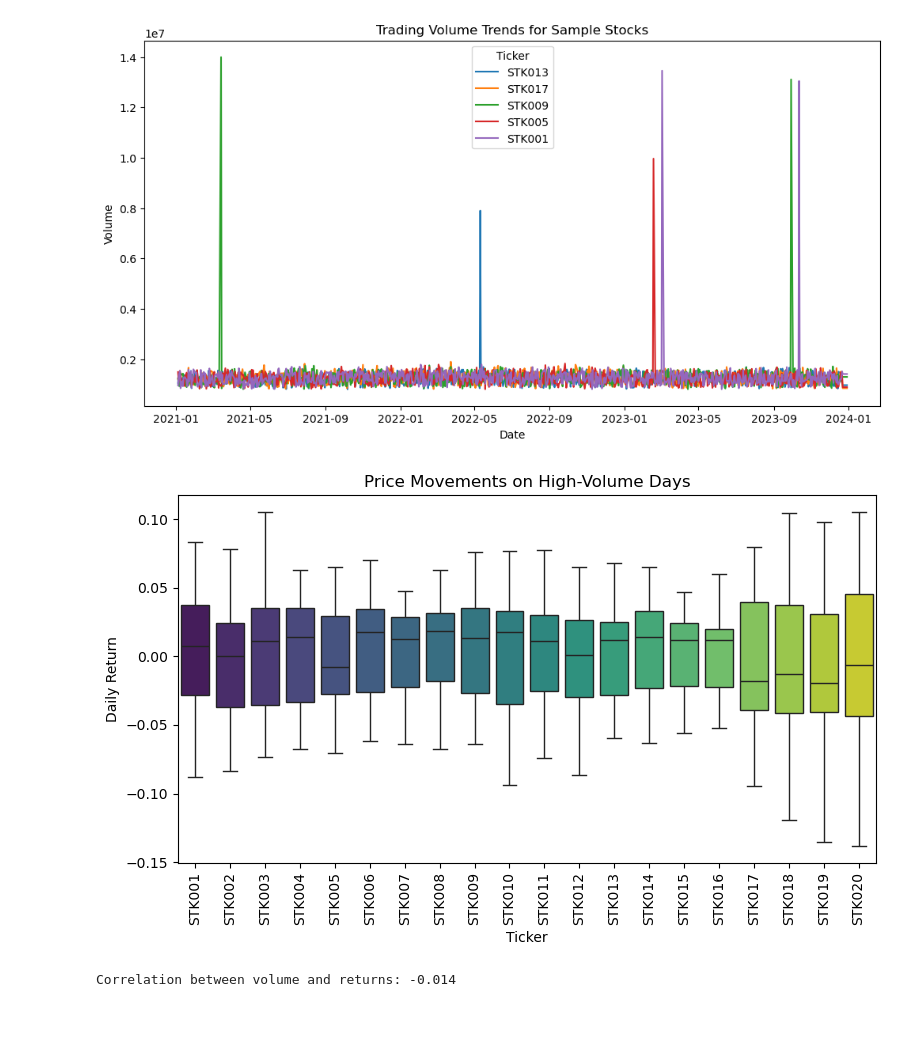
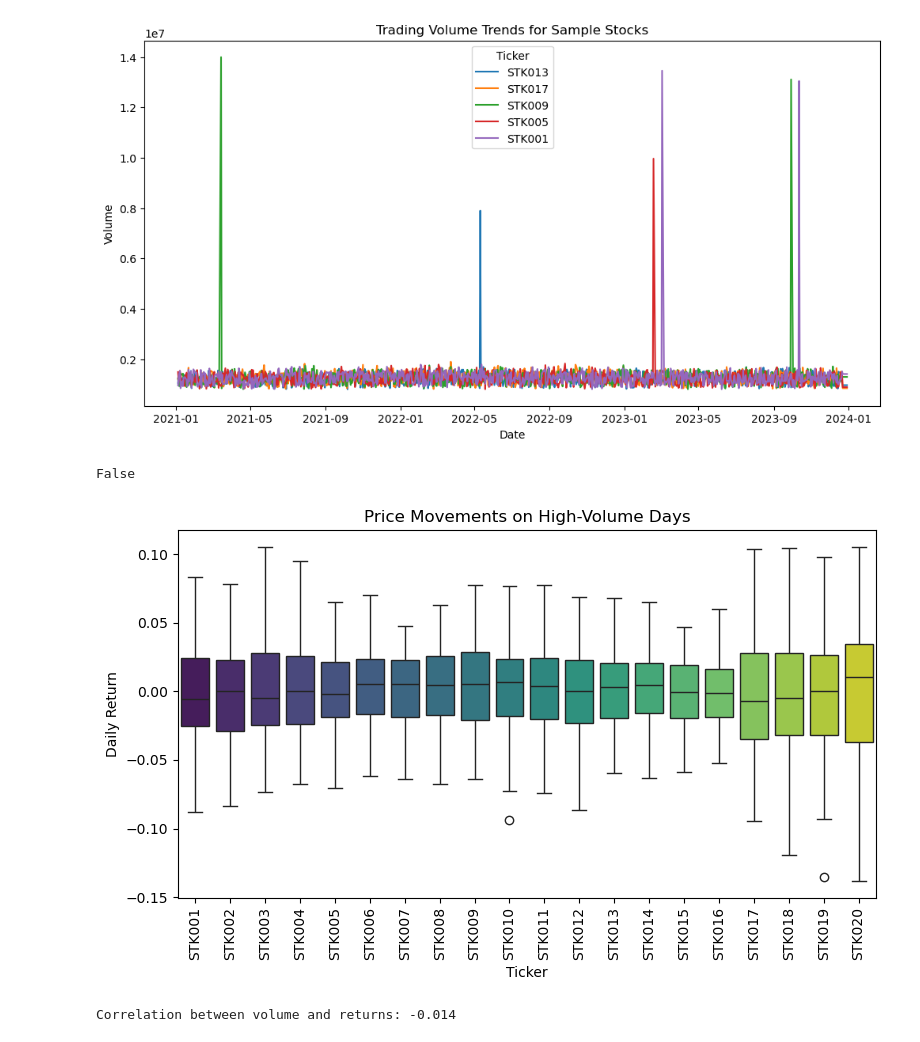
Before and after one commit to Philiaagam/Stock-analysis, a Jupyter notebook: notebooks/03_baseline_model.ipynb, the cells around one changed output. Saved outputs shown, nothing was run; the diff lists cells and outputs as text; code cells hidden in the pictures.

```diff
--- a/notebooks/03_baseline_model.ipynb
+++ b/notebooks/03_baseline_model.ipynb
@@ -12,9 +3,9 @@ from sklearn.model_selection import train_test_split
 # %%
 # Load all 4 datasets
-company_info = pd.read_csv("../data/company_info.csv")
-market_indices = pd.read_csv("../data/market_indices.csv")
-stock_prices = pd.read_csv("../data/stock_prices.csv")
-stock_prices_indicators = pd.read_csv("../data/stock_prices_with_indicators.csv")
+company_info = pd.read_csv("../data/raw/company_info.csv")
+market_indices = pd.read_csv("../data/raw/market_indices.csv")
+stock_prices = pd.read_csv("../data/raw/stock_prices.csv")
+stock_prices_indicators = pd.read_csv("../data/raw/stock_prices_with_indicators.csv")
 print (" All CSVc loaded successfully (if no errors shown).")
 # %% [output]
  All CSVc loaded successfully (if no errors shown).
@@ -533,16 +539,16 @@ plt.show()
 # %%
 #Calculate basic statistics: mean, median, std dev of returns
 # Ensure the data is sorted
-stock_prices_indicators_aligned = stock_prices_indicators_aligned.sort_values(['ticker', 'date'])
+stock_prices_indicators= stock_prices_indicators.sort_values(['ticker', 'date'])
 
 # Compute daily returns per stock
-stock_prices_indicators_aligned['daily_return'] = (
-    stock_prices_indicators_aligned.groupby('ticker')['close'].pct_change()
+stock_prices_indicators['daily_return'] = (
+    stock_prices_indicators.groupby('ticker')['close'].pct_change()
 )
 
 # Calculate summary stats per ticker
 return_stats = (
-    stock_prices_indicators_aligned.groupby('ticker')['daily_return']
+    stock_prices_indicators.groupby('ticker')['daily_return']
     .agg(['mean', 'median', 'std'])
     .reset_index()
     .rename(columns={'mean': 'Mean Return', 'median': 'Median Return', 'std': 'Std Deviation'})
@@ -689,22 +690,32 @@ high_volume_days = stock_prices_indicators_aligned[
+# %%
+# Define high volume days (top 20% volume)
+threshold = stock_prices["volume"].quantile(0.80)
+
+high_volume_days = stock_prices[ stock_prices["volume"] > threshold ]
+
+# Check if daily_return column exists
+'daily_return' in high_volume_days.columns
+# %% [output]
+False
 # %%
 # Merge high-volume days with daily returns
 if 'daily_return' in high_volume_days.columns:
     high_volume_days = high_volume_days.drop(columns=['daily_return'])
 
 high_volume_days = high_volume_days.merge(
-    stock_prices_indicators_aligned[['ticker', 'date', 'daily_return']],
+    stock_prices_indicators[['ticker', 'date', 'daily_return']],
     on=['ticker', 'date'],
     how='left'
 )
 plt.figure(figsize=(8,5))
 sns.boxplot(data=high_volume_days, x='ticker', y='daily_return', palette='viridis', hue='ticker')
 plt.title('Price Movements on High-Volume Days')
 plt.ylabel('Daily Return')
 plt.xlabel('Ticker')
 plt.xticks(rotation=90)
 plt.tight_layout()
 plt.show()
 # %% [output]
-[figure, old version]
+[figure, new version]
 # %%
 # Correlation between volume and price movement
```
Also changed, not shown: parts of 77 cells of this notebook, 34 other files.
